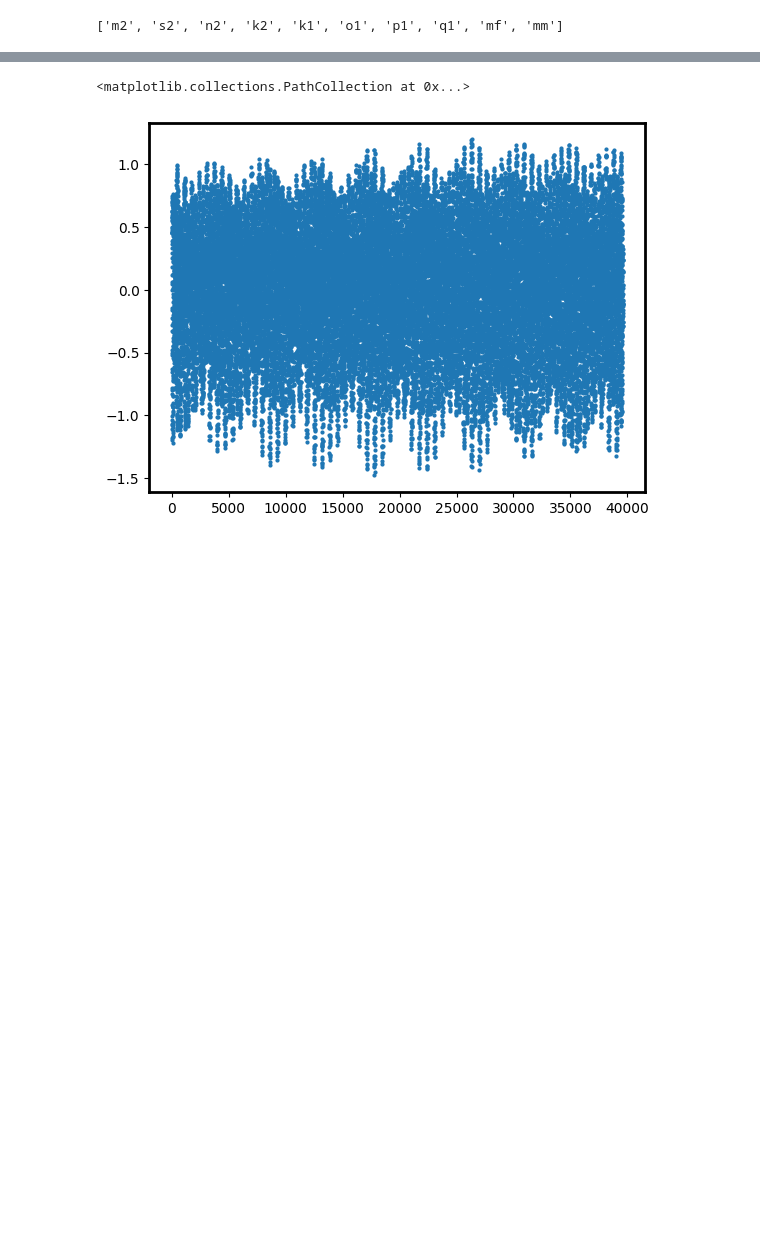
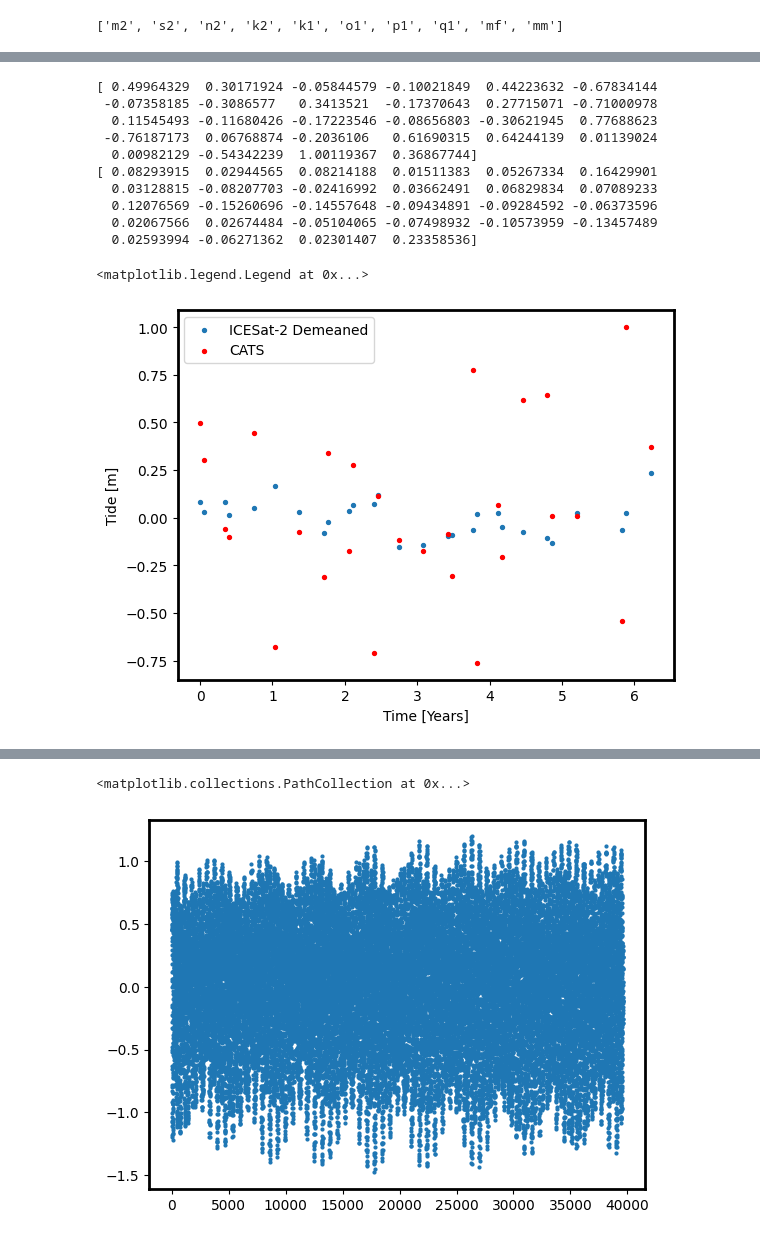
Before and after one commit to zsk4/harmonic-analysis, a Jupyter notebook: notebooks/ha.ipynb, the cells around one changed output, grey strips where cells are left out. Cells and saved outputs as stored; diff of their text form; code cells hidden in the pictures; blank space fills up the shorter version.

```diff
--- a/notebooks/ha.ipynb
+++ b/notebooks/ha.ipynb
@@ -370,2 +372,4 @@ df
+# %%
+demeaned_for_comp = df["h_corr_demeaned"].values
 # %%
 t = df["time"].values
@@ -481,3 +533,25 @@ ValueError: operands could not be broadcast together with shapes (28,) (39608,)
+# %%
+print(tide_results / 100)
+print(demeaned_for_comp)
+fig, ax = plt.subplots()
+ax.scatter(t / 24 / 265, demeaned_for_comp, s=8, label="ICESat-2 Demeaned")
+ax.scatter(t / 24 / 265, tide_results / 100, s=8, color="red", label="CATS")
+ax.set_xlabel("Time [Years]")
+ax.set_ylabel("Tide [m]")
+ax.legend()
+# %% [output]
+[ 0.49964329  0.30171924 -0.05844579 -0.10021849  0.44223632 -0.67834144
+ -0.07358185 -0.3086577   0.3413521  -0.17370643  0.27715071 -0.71000978
+  0.11545493 -0.11680426 -0.17223546 -0.08656803 -0.30621945  0.77688623
+ -0.76187173  0.06768874 -0.2036106   0.61690315  0.64244139  0.01139024
+  0.00982129 -0.54342239  1.00119367  0.36867744]
+[ 0.08293915  0.02944565  0.08214188  0.01511383  0.05267334  0.16429901
+  0.03128815 -0.08207703 -0.02416992  0.03662491  0.06829834  0.07089233
+  0.12076569 -0.15260696 -0.14557648 -0.09434891 -0.09284592 -0.06373596
+  0.02067566  0.02674484 -0.05104065 -0.07498932 -0.10573959 -0.13457489
+  0.02593994 -0.06271362  0.02301407  0.23358536]
+<matplotlib.legend.Legend at 0x...>
+[figure, added]
 # %%
 # See if we can get the correct answer by sampling more often.
 
```
Also changed, not shown: parts of 13 cells of this notebook, 2 other files.
